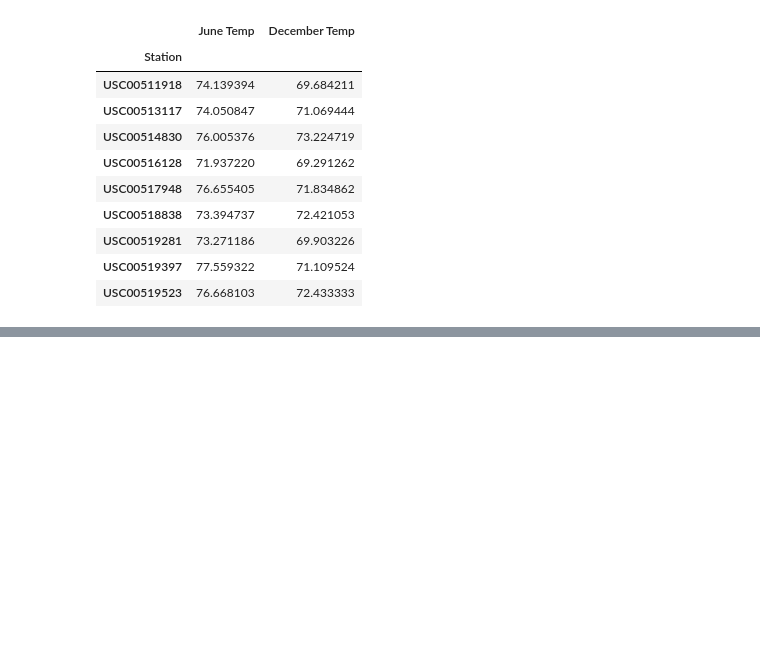
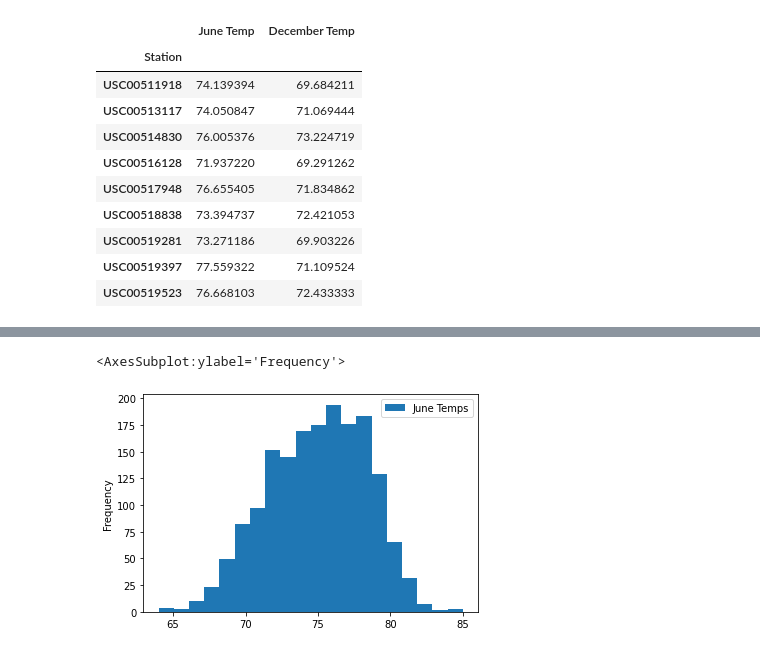
Before and after one commit to RobC30/surfs_up, a Jupyter notebook: SurfsUp_Challenge.ipynb, the cells around one changed output, grey strips where cells are left out. Drawn from its saved outputs; the diff is of its cells as text; code cells hidden in the pictures; blank space fills up the shorter version.

```diff
--- a/SurfsUp_Challenge.ipynb
+++ b/SurfsUp_Challenge.ipynb
@@ -156,3 +156,8 @@ jts_dts_names
 | USC00519281 | WAIHEE 837.5, HI US | 73.271186 | 69.903226 | 21.45167 | -157.84889 |
 | USC00511918 | HONOLULU OBSERVATORY 702.2, HI US | 74.139394 | 69.684211 | 21.31520 | -157.99920 |
 | USC00516128 | MANOA LYON ARBO 785.2, HI US | 71.937220 | 69.291262 | 21.33310 | -157.80250 |
+# %%
+june_df.plot.hist(bins=20)
+# %% [output]
+<AxesSubplot:ylabel='Frequency'>
+[figure, added]
```
Also changed, not shown: parts of 1 cell of this notebook, 1 other file.
